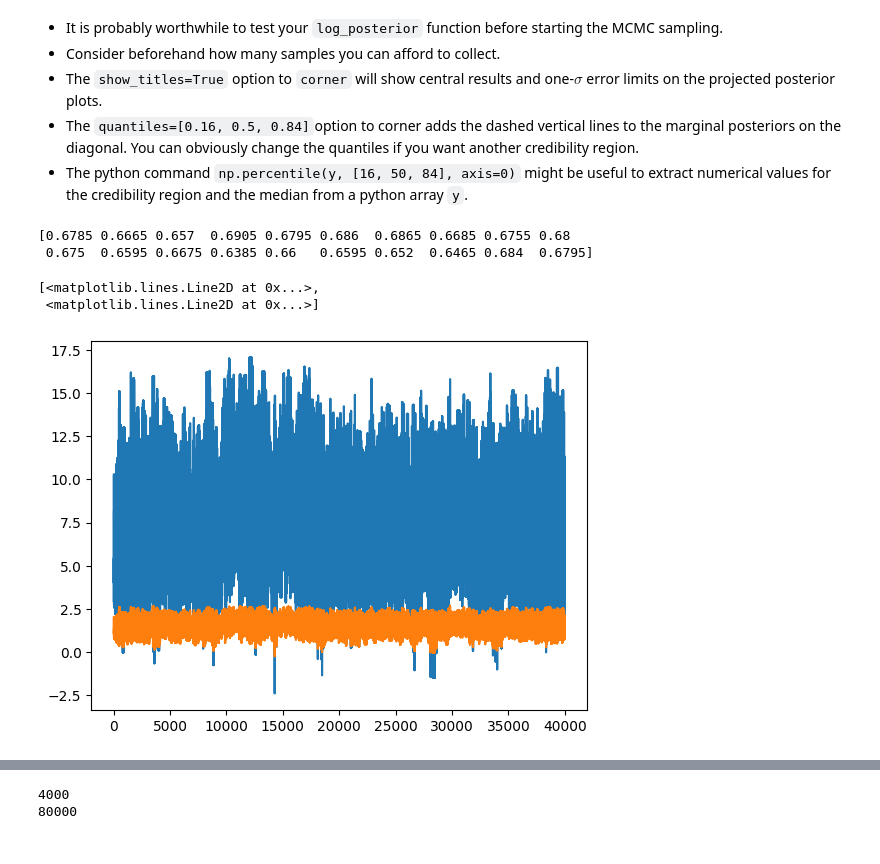
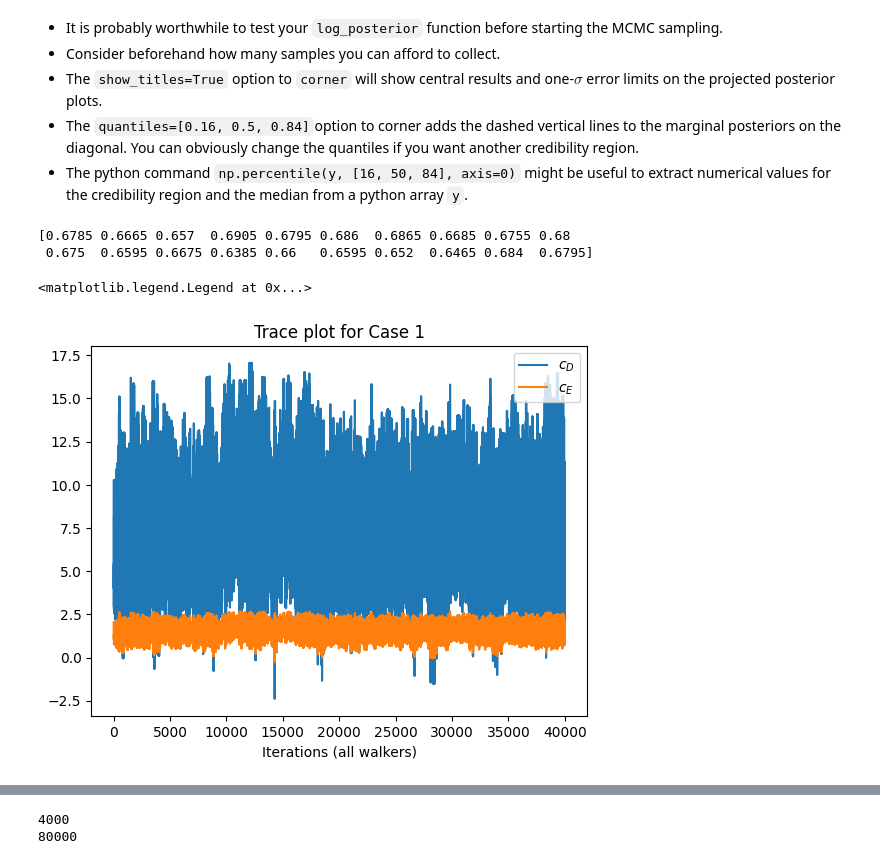
Before and after one commit to stinaper/tif285, a Jupyter notebook: doc/pub/Projects/Project1/TIF285_Project1.ipynb, the cells around one changed output, grey strips where cells are left out. Saved outputs shown, nothing was run; the diff lists cells and outputs as text; code cells hidden in the pictures.

Commit message:
figurer fixade

```diff
--- a/doc/pub/Projects/Project1/TIF285_Project1.ipynb
+++ b/doc/pub/Projects/Project1/TIF285_Project1.ipynb
@@ -166,13 +166,17 @@ def contour_levels(grid):
 
 posterior = likelihood_norm * prior_norm
 levels = np.zeros(len(observables))
+label_pos = np.array([[2,0.85],[-2.3,-0.55],[2,0.3],[-0.5,-0.9]])
 
-
+fig, ax = plt.subplots()
 for i in range(len(observables)):
     levels[i] = contour_levels(posterior[i])
+    posterior_graph = ax.contour(c_D, c_E, posterior[i], levels = np.array([levels[i]]),colors=color[i])
+    ax.text(label_pos[i][0],label_pos[i][1], observables[i], color=color[i], bbox=dict(facecolor='white', alpha=0.6))
 
-    posterior_graph = plt.contour(c_D, c_E, posterior[i], levels = np.array([levels[i]]),colors=color[i])
-
+ax.text(-2.3, 0.85, 'No EFT Error', bbox=dict(facecolor='white', alpha=0.6))
+ax.set_xlabel(r'$c_D$')
+ax.set_ylabel(r'$c_E$')
 
 #Behöver göra en likadan graf fast med sigma_EFT också. Sen snygga till dem (bestämma iso-probability, legend, osv.)
 #Sen är första tasken klar. Kod iaf, var några frågor att svara på med.
@@ -400,12 +412,15 @@ samples_2 = (sampler_case_2.get_chain())
 # %%
 #plt.plot(samples_2[:,0])
 
 print(sampler_case_1.acceptance_fraction)
+fig, ax = plt.subplots()
 
-plt.plot(samples_1.reshape(nwalkers*nsteps,2))
+ax.plot(samples_1.reshape(nwalkers*nsteps,2), label= (r'$c_D$', r'$c_E$'))
+ax.set_xlabel('Iterations (all walkers)')
+ax.set_title('Trace plot for Case 1')
+ax.legend(loc='upper right')
 # %% [output]
 [0.6785 0.6665 0.657  0.6905 0.6795 0.686  0.6865 0.6685 0.6755 0.68
  0.675  0.6595 0.6675 0.6385 0.66   0.6595 0.652  0.6465 0.684  0.6795]
-[<matplotlib.lines.Line2D at 0x...>,
- <matplotlib.lines.Line2D at 0x...>]
+<matplotlib.legend.Legend at 0x...>
-[figure, old version]
+[figure, new version]
```
Also changed, not shown: parts of 4 cells of this notebook, 7 other files.
